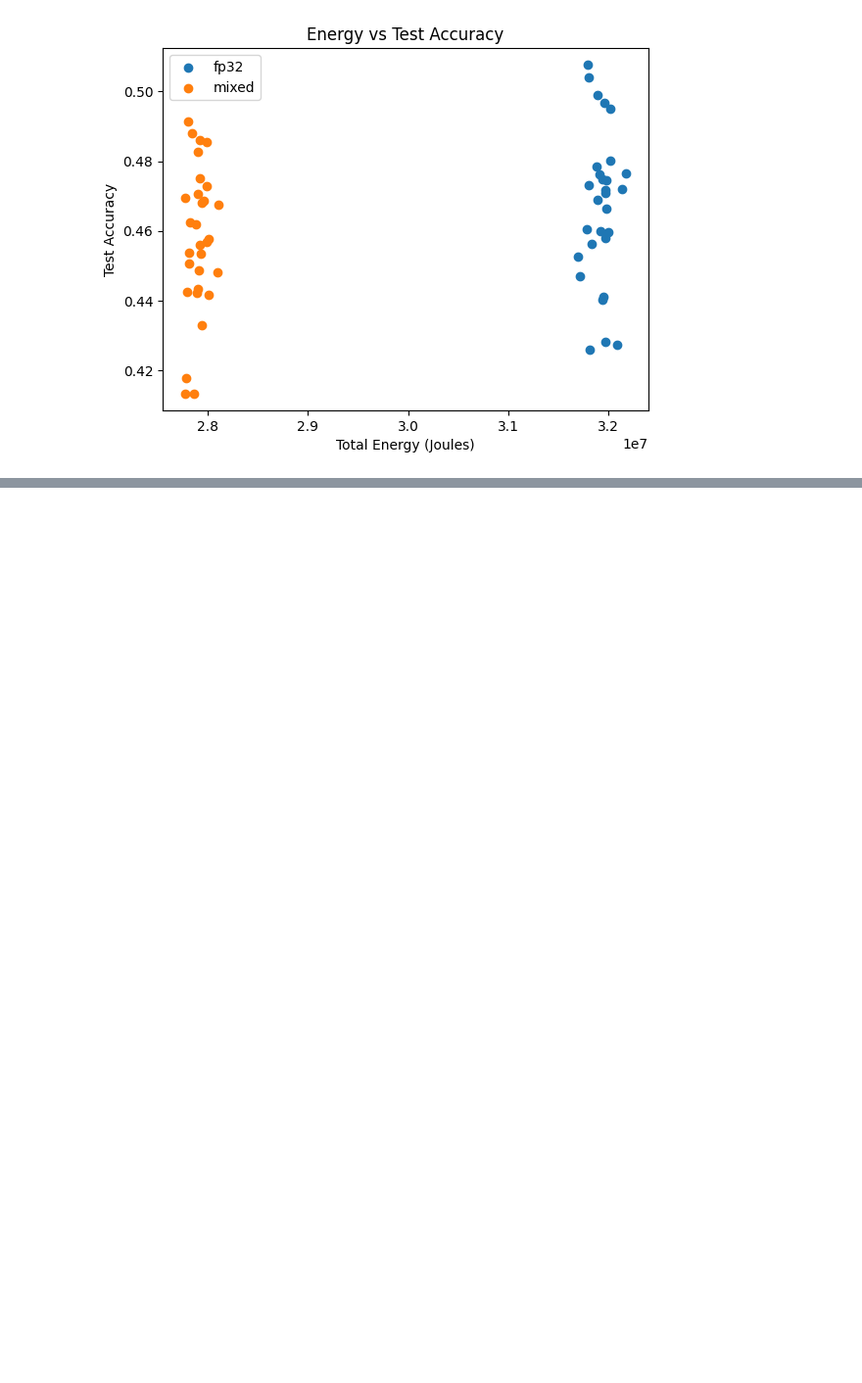
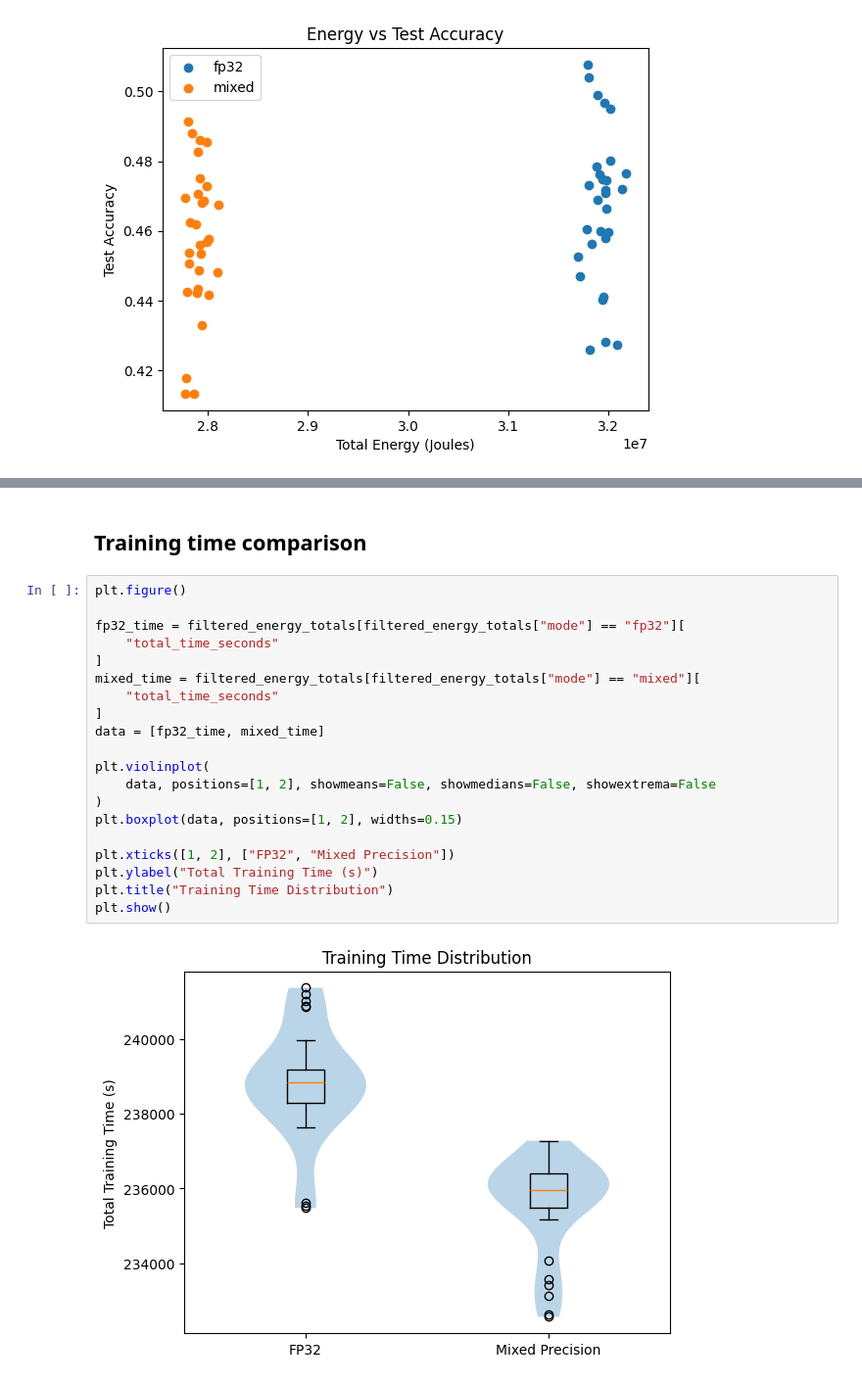
Before and after one commit to avezzuto/sustainableSE_experiment, a Jupyter notebook: plot_resuts.ipynb, the cells around one changed output, grey strips where cells are left out. Shown at 98% size. Drawn from its saved outputs; the diff is of its cells as text; blank space fills up the shorter version.

Commit message:
chore: more graphs and tests

```diff
--- a/plot_resuts.ipynb
+++ b/plot_resuts.ipynb
@@ -242,0 +275,24 @@ Mixed Precision:
+# %% [markdown]
+## Training time comparison
+# %%
+plt.figure()
+
+fp32_time = filtered_energy_totals[filtered_energy_totals["mode"] == "fp32"][
+    "total_time_seconds"
+]
+mixed_time = filtered_energy_totals[filtered_energy_totals["mode"] == "mixed"][
+    "total_time_seconds"
+]
+data = [fp32_time, mixed_time]
+
+plt.violinplot(
+    data, positions=[1, 2], showmeans=False, showmedians=False, showextrema=False
+)
+plt.boxplot(data, positions=[1, 2], widths=0.15)
+
+plt.xticks([1, 2], ["FP32", "Mixed Precision"])
+plt.ylabel("Total Training Time (s)")
+plt.title("Training Time Distribution")
+plt.show()
+# %% [output]
+[figure, added]
```
Also changed, not shown: parts of 11 cells of this notebook, 3 other files.
